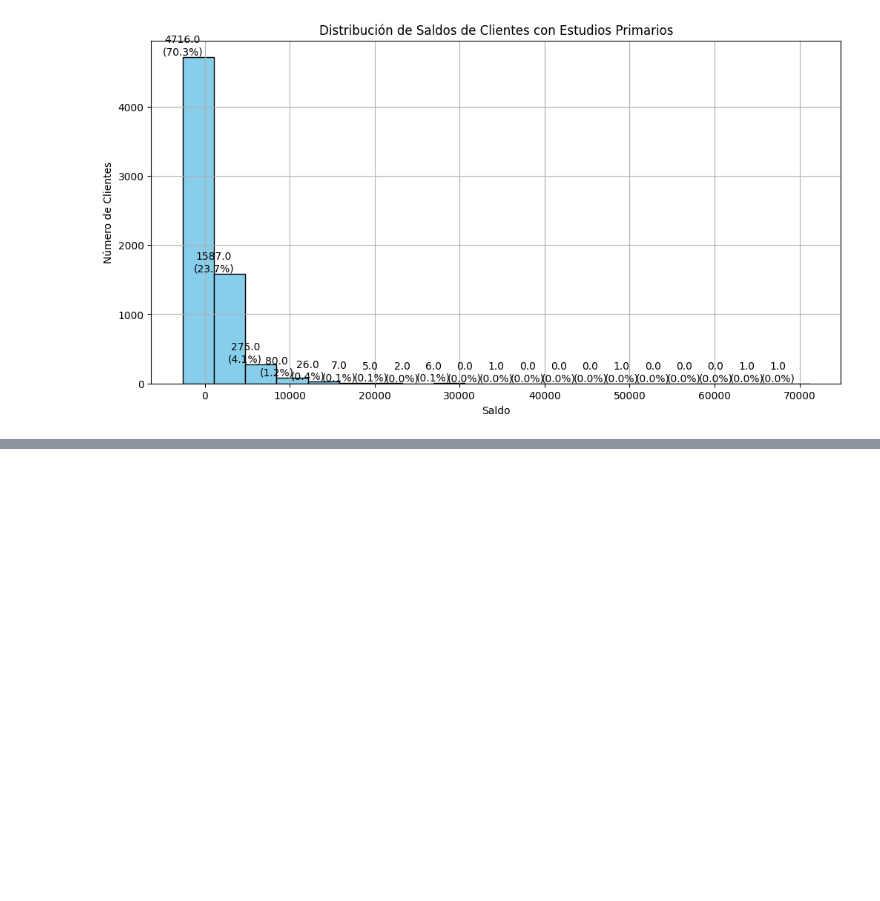
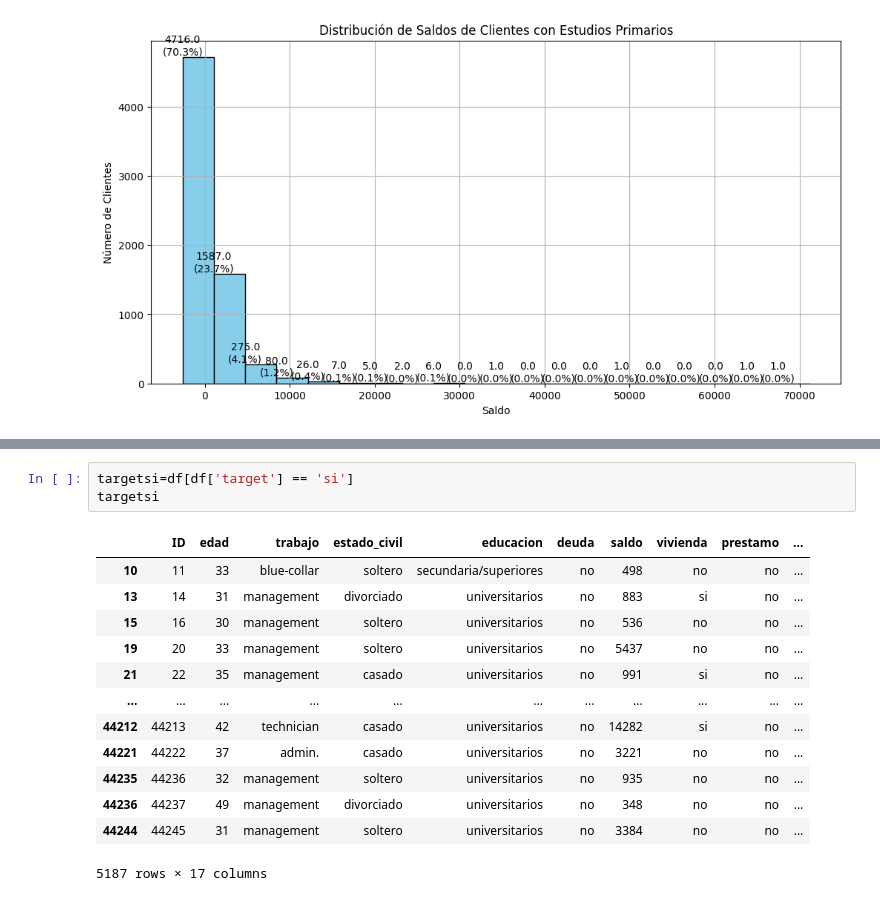
Before and after one commit to erxgli/Amacor_contexto_bancario, a Jupyter notebook: alexcsv.ipynb, the cells around one changed output, grey strips where cells are left out. Drawn from its saved outputs; the diff is of its cells as text; blank space fills up the shorter version.

```diff
--- a/alexcsv.ipynb
+++ b/alexcsv.ipynb
@@ -410,0 +421,17 @@ NameError: name 'clientes_con_prestamos_deudas' is not defined
+# %%
+targetsi=df[df['target'] == 'si']
+targetsi
+# %% [output]
+|  | ID | edad | trabajo | estado_civil | educacion | deuda | saldo | vivienda | prestamo | ... |
+| 10 | 11 | 33 | blue-collar | soltero | secundaria/superiores | no | 498 | no | no | ... |
+| 13 | 14 | 31 | management | divorciado | universitarios | no | 883 | si | no | ... |
+| 15 | 16 | 30 | management | soltero | universitarios | no | 536 | no | no | ... |
+| 19 | 20 | 33 | management | soltero | universitarios | no | 5437 | no | no | ... |
+| 21 | 22 | 35 | management | casado | universitarios | no | 991 | si | no | ... |
+| ... | ... | ... | ... | ... | ... | ... | ... | ... | ... | ... |
+| 44212 | 44213 | 42 | technician | casado | universitarios | no | 14282 | si | no | ... |
+| 44221 | 44222 | 37 | admin. | casado | universitarios | no | 3221 | no | no | ... |
+| 44235 | 44236 | 32 | management | soltero | universitarios | no | 935 | no | no | ... |
+| 44236 | 44237 | 49 | management | divorciado | universitarios | no | 348 | no | no | ... |
+| 44244 | 44245 | 31 | management | soltero | universitarios | no | 3384 | no | no | ... |
+5187 rows × 17 columns
```
Also changed, not shown: parts of 2 cells of this notebook.
